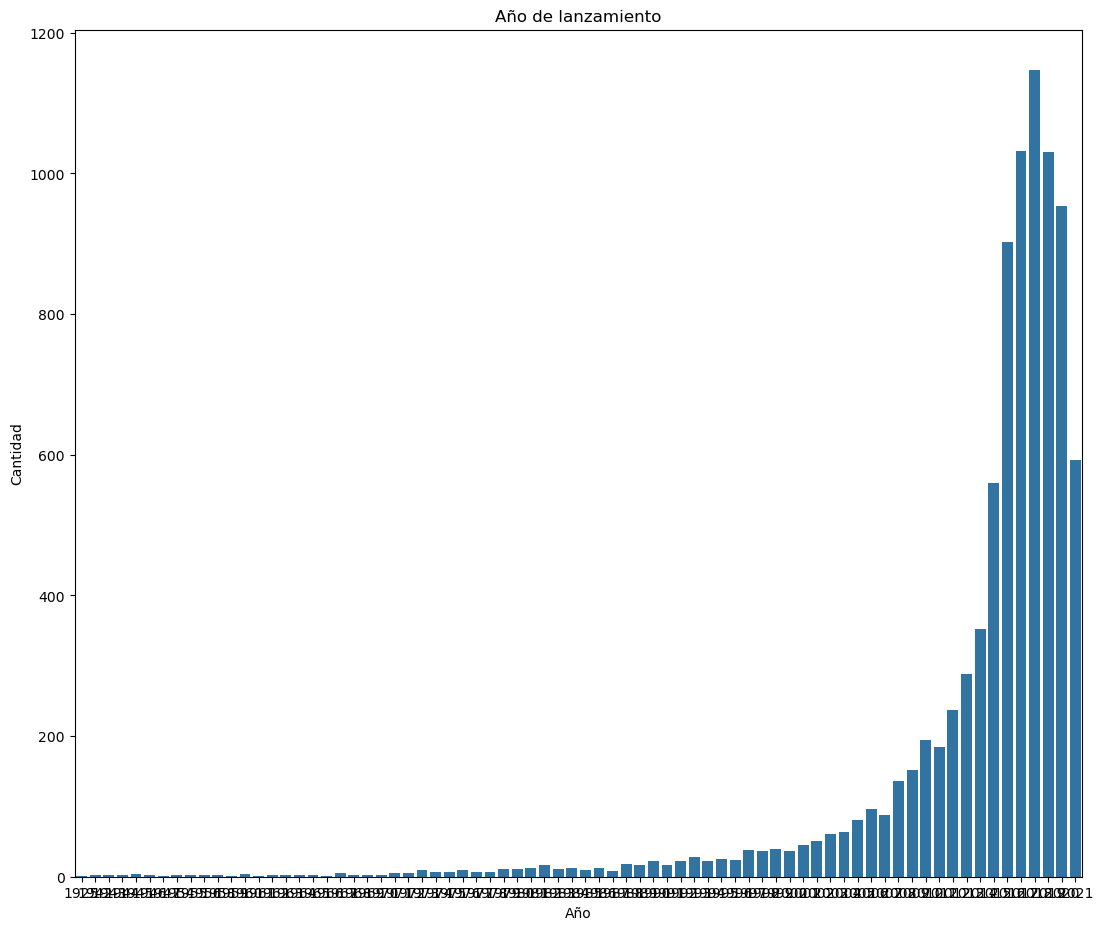
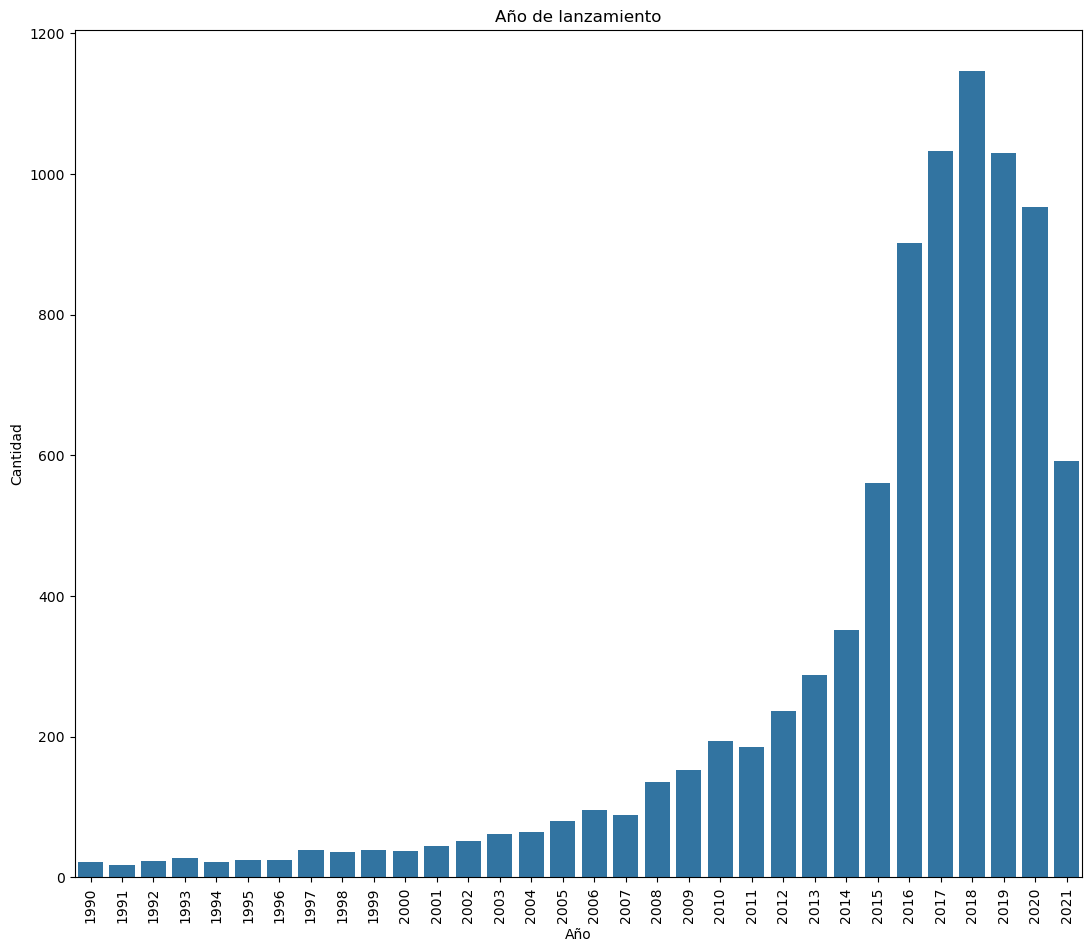
Unified diff of the notebook cell whose output changed from the first chart to the second:
--- before
+++ after
@@ -1,7 +1,15 @@
 #Grafica 4
 plt.figure(figsize=(13,11))
-sns.countplot(df, x="release_year")
+
+# Filtrar años entre 1990 y 2021
+df_filtrado = df[(df["release_year"] >= 1990) & (df["release_year"] <= 2021)]
+
+sns.countplot(data=df_filtrado, x="release_year")
+
 plt.title("Año de lanzamiento")
 plt.xlabel("Año")
 plt.ylabel("Cantidad")
+
+plt.xticks(rotation=90)
+
 plt.show()

Commit: Se arreglo el  problema de las graficas amontonadas